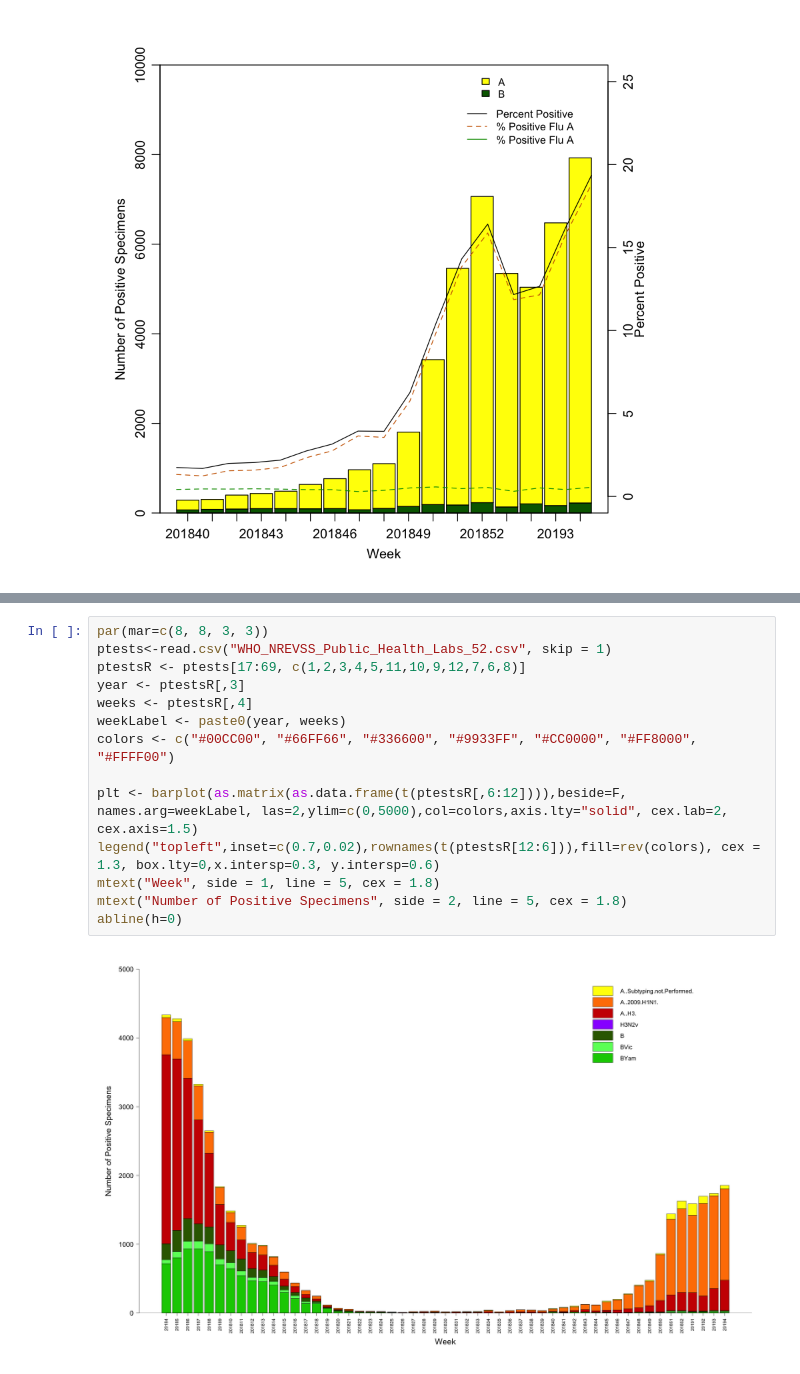
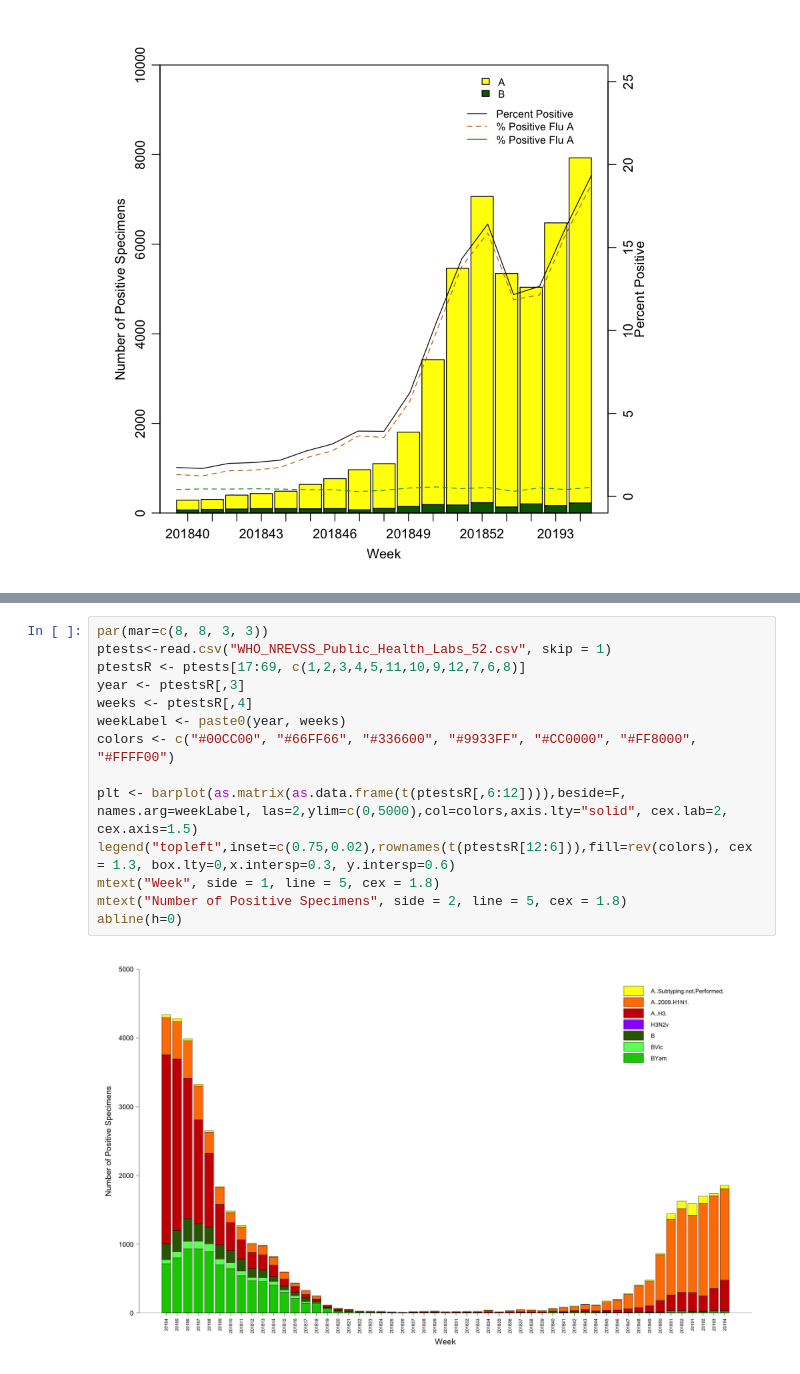
Before and after one commit to nullbringer/Exploratory-Data-Analysis, a Jupyter notebook: Lab1/part2/Lab1Part2.ipynb, the cells around one changed output, grey strips where cells are left out. Drawn from its saved outputs; the diff is of its cells as text.

```diff
--- a/Lab1/part2/Lab1Part2.ipynb
+++ b/Lab1/part2/Lab1Part2.ipynb
@@ -92,16 +83,16 @@ p + theme(legend.position="bottom",
 # %%
 par(mar=c(8, 8, 3, 3))
 ptests<-read.csv("WHO_NREVSS_Public_Health_Labs_52.csv", skip = 1)
 ptestsR <- ptests[17:69, c(1,2,3,4,5,11,10,9,12,7,6,8)]
 year <- ptestsR[,3]
 weeks <- ptestsR[,4]
 weekLabel <- paste0(year, weeks)
 colors <- c("#00CC00", "#66FF66", "#336600", "#9933FF", "#CC0000", "#FF8000", "#FFFF00")
 
 plt <- barplot(as.matrix(as.data.frame(t(ptestsR[,6:12]))),beside=F, names.arg=weekLabel, las=2,ylim=c(0,5000),col=colors,axis.lty="solid", cex.lab=2, cex.axis=1.5)
-legend("topleft",inset=c(0.7,0.02),rownames(t(ptestsR[12:6])),fill=rev(colors), cex = 1.3, box.lty=0,x.intersp=0.3, y.intersp=0.6)
+legend("topleft",inset=c(0.75,0.02),rownames(t(ptestsR[12:6])),fill=rev(colors), cex = 1.3, box.lty=0,x.intersp=0.3, y.intersp=0.6)
 mtext("Week", side = 1, line = 5, cex = 1.8)
 mtext("Number of Positive Specimens", side = 2, line = 5, cex = 1.8)
 abline(h=0)
 # %% [output]
-[figure, old version]
+[figure, new version]
```
Also changed, not shown: parts of 2 cells of this notebook.
